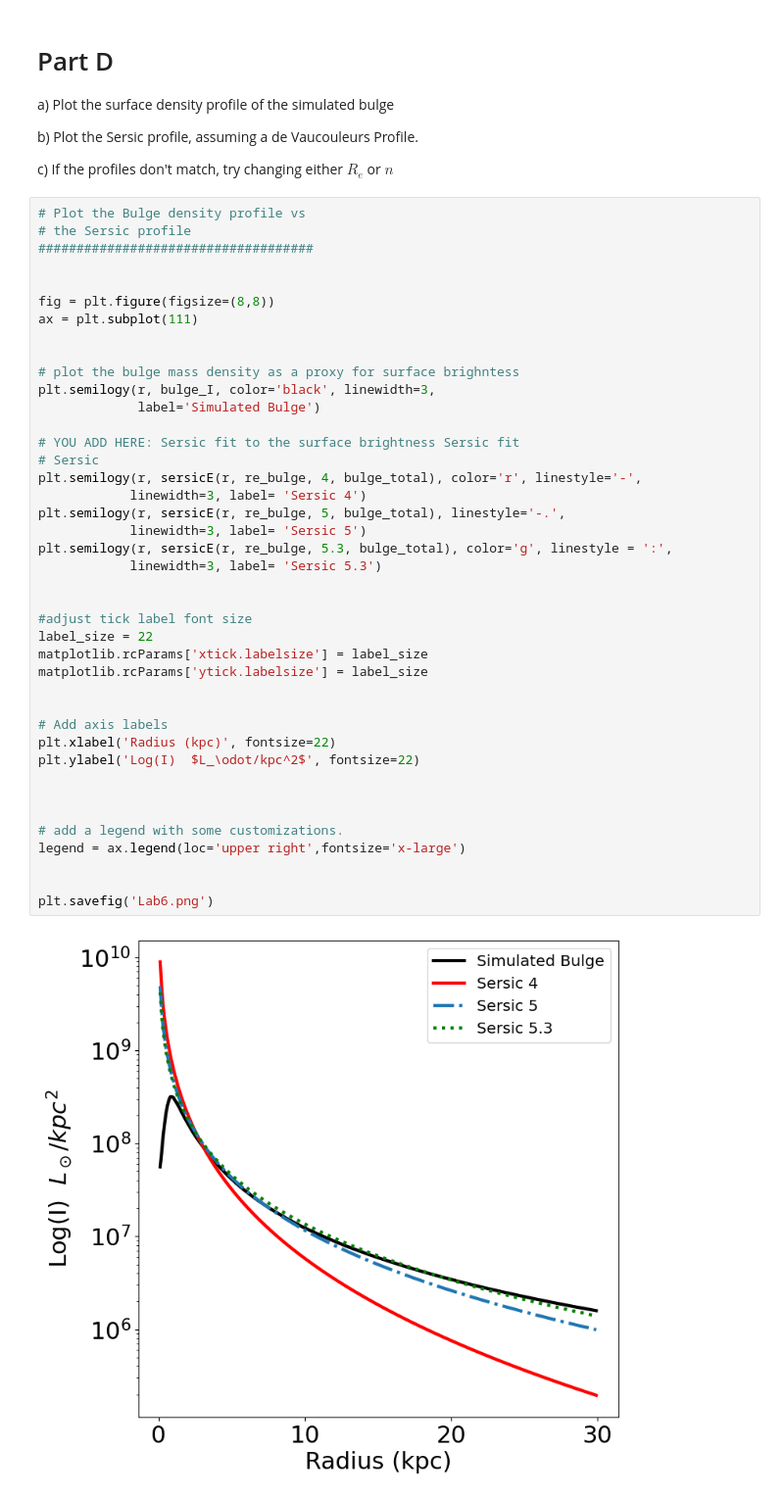
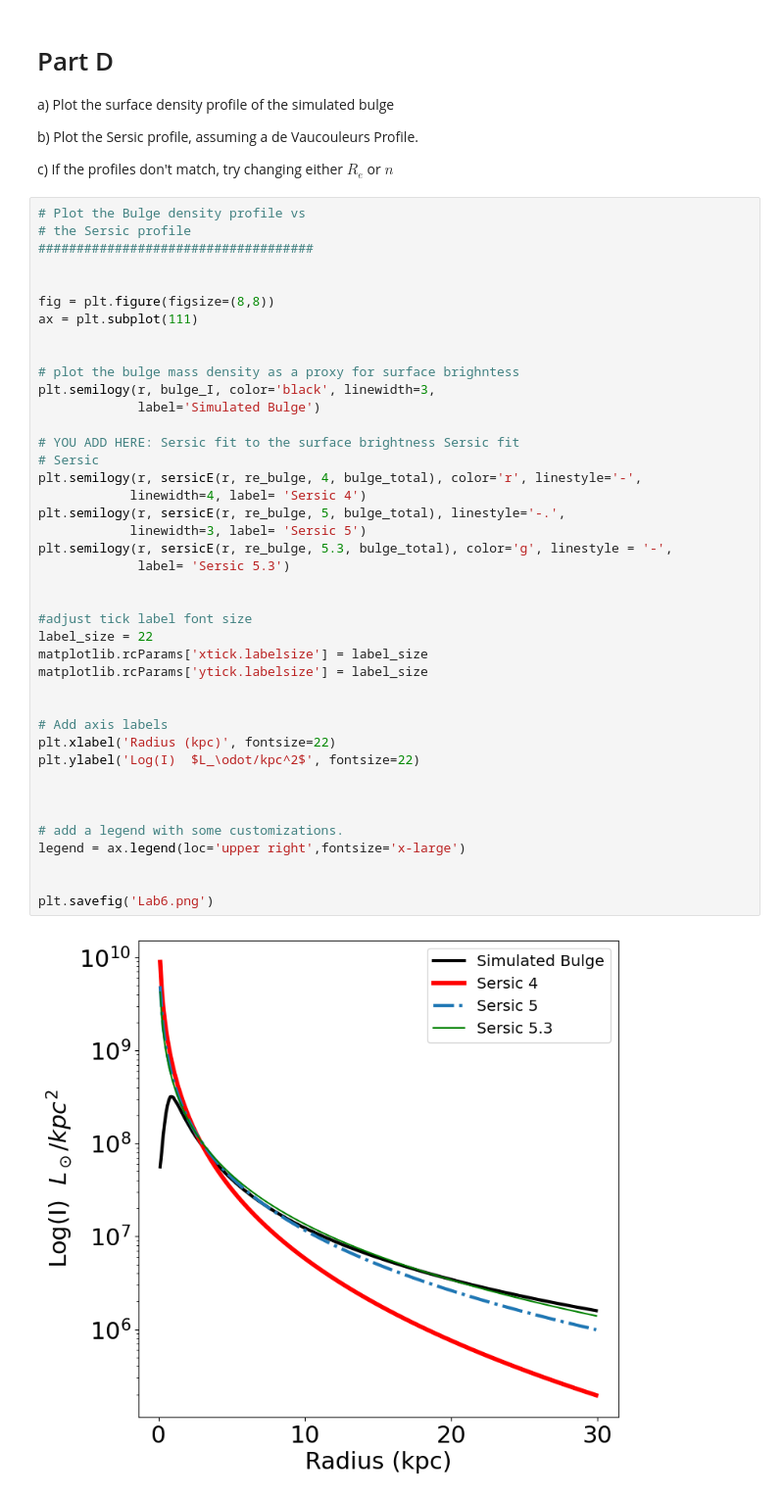
Before and after one commit to travismatlock/400B_2023_Matlock, a Jupyter notebook: Labs/Lab6/Lab6.ipynb, the cells around one changed output. Shown at 98% size. Drawn from its saved outputs; the diff is of its cells as text.

```diff
--- a/Labs/Lab6/Lab6.ipynb
+++ b/Labs/Lab6/Lab6.ipynb
@@ -124,34 +124,34 @@ ax = plt.subplot(111)
 
 # plot the bulge mass density as a proxy for surface brighntess
 plt.semilogy(r, bulge_I, color='black', linewidth=3,
              label='Simulated Bulge')
 
 # YOU ADD HERE: Sersic fit to the surface brightness Sersic fit
 # Sersic
 plt.semilogy(r, sersicE(r, re_bulge, 4, bulge_total), color='r', linestyle='-',
-            linewidth=3, label= 'Sersic 4')
+            linewidth=4, label= 'Sersic 4')
 plt.semilogy(r, sersicE(r, re_bulge, 5, bulge_total), linestyle='-.',
             linewidth=3, label= 'Sersic 5')
-plt.semilogy(r, sersicE(r, re_bulge, 5.3, bulge_total), color='g', linestyle = ':',
-            linewidth=3, label= 'Sersic 5.3')
+plt.semilogy(r, sersicE(r, re_bulge, 5.3, bulge_total), color='g', linestyle = '-',
+             label= 'Sersic 5.3')
 
 
 #adjust tick label font size
 label_size = 22
 matplotlib.rcParams['xtick.labelsize'] = label_size
 matplotlib.rcParams['ytick.labelsize'] = label_size
 
 
 # Add axis labels
 plt.xlabel('Radius (kpc)', fontsize=22)
 plt.ylabel('Log(I)  $L_\odot/kpc^2$', fontsize=22)
 
 
 
 # add a legend with some customizations.
 legend = ax.legend(loc='upper right',fontsize='x-large')
 
 
 plt.savefig('Lab6.png')
 # %% [output]
-[figure, old version]
+[figure, new version]
```
Also changed, not shown: 1 other file.
